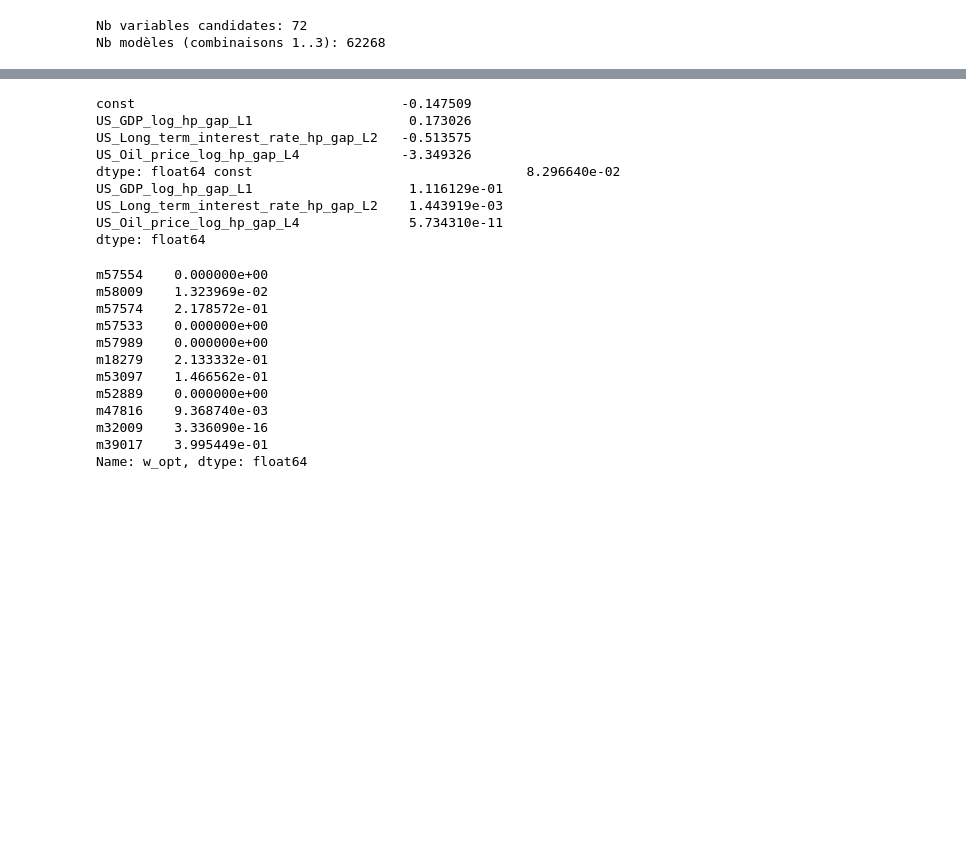
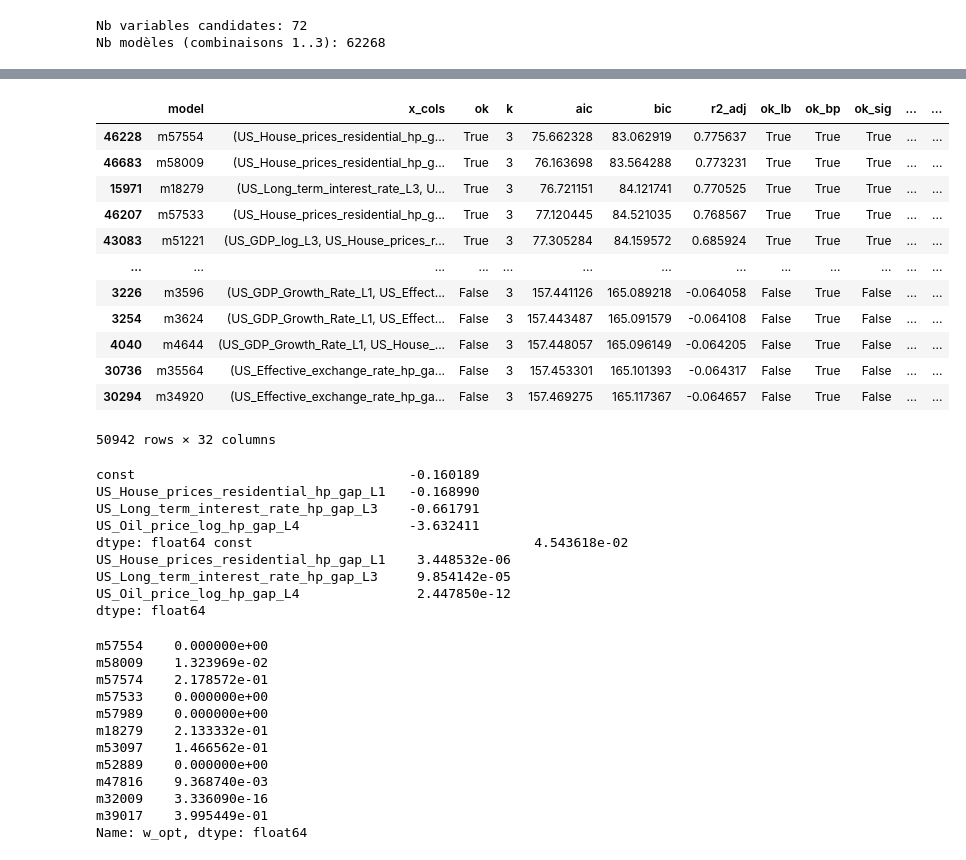
Before and after one commit to Celeste2405/PFE-CLIMATE-STRESS-TESTING-BANKING-PORTFOLIO, a Jupyter notebook: model_averaging2.ipynb, the cells around one changed output, grey strips where cells are left out. Drawn from its saved outputs; the diff is of its cells as text; code cells hidden in the pictures; blank space fills up the shorter version.

```diff
--- a/model_averaging2.ipynb
+++ b/model_averaging2.ipynb
@@ -707,7 +707,7 @@ def build_candidate_pool_and_filter(
         ok_sig = True
         if require_sig:
             ok_sig = hac_significance_ok(
-                fit["hac"], x_cols, alpha=sig_alpha, min_sig=min_sig
+                fit["hac"], x_cols, alpha=sig_alpha, min_sig=len(x_cols) if min_sig == "all" else min_sig
             )
 
         ok_lb = diag.get("LB_ok_5pct", True) if enforce_lb else True
@@ -757,7 +757,7 @@ x_cols = [c for c in df_used.columns if c != "z_t"]
 kept, summary1= build_candidate_pool_and_filter(
     df_used, y_col, admissible,
     hac_lags=4, lb_lags=12, alpha=0.05,
-    require_sig=True, sig_alpha=0.05, min_sig=1,
+    require_sig=True, sig_alpha=0.05, min_sig="all",
     enforce_bp=True, enforce_lb=True,
     enforce_norm=True, norm_alpha=0.05, norm_method="jb",
     enforce_stat=True, stat_alpha=0.05, stat_method="adf",
@@ -976,14 +996,30 @@ x_best
+# %%
+summary1
+# %% [output]
+|  | model | x_cols | ok | k | aic | bic | r2_adj | ok_lb | ok_bp | ok_sig | ... | ... |
+| 46228 | m57554 | (US_House_prices_residential_hp_g... | True | 3 | 75.662328 | 83.062919 | 0.775637 | True | True | True | ... | ... |
+| 46683 | m58009 | (US_House_prices_residential_hp_g... | True | 3 | 76.163698 | 83.564288 | 0.773231 | True | True | True | ... | ... |
+| 15971 | m18279 | (US_Long_term_interest_rate_L3, U... | True | 3 | 76.721151 | 84.121741 | 0.770525 | True | True | True | ... | ... |
+| 46207 | m57533 | (US_House_prices_residential_hp_g... | True | 3 | 77.120445 | 84.521035 | 0.768567 | True | True | True | ... | ... |
+| 43083 | m51221 | (US_GDP_log_L3, US_House_prices_r... | True | 3 | 77.305284 | 84.159572 | 0.685924 | True | True | True | ... | ... |
+| ... | ... | ... | ... | ... | ... | ... | ... | ... | ... | ... | ... | ... |
+| 3226 | m3596 | (US_GDP_Growth_Rate_L1, US_Effect... | False | 3 | 157.441126 | 165.089218 | -0.064058 | False | True | False | ... | ... |
+| 3254 | m3624 | (US_GDP_Growth_Rate_L1, US_Effect... | False | 3 | 157.443487 | 165.091579 | -0.064108 | False | True | False | ... | ... |
+| 4040 | m4644 | (US_GDP_Growth_Rate_L1, US_House_... | False | 3 | 157.448057 | 165.096149 | -0.064205 | False | True | False | ... | ... |
+| 30736 | m35564 | (US_Effective_exchange_rate_hp_ga... | False | 3 | 157.453301 | 165.101393 | -0.064317 | False | True | False | ... | ... |
+| 30294 | m34920 | (US_Effective_exchange_rate_hp_ga... | False | 3 | 157.469275 | 165.117367 | -0.064657 | False | True | False | ... | ... |
+50942 rows × 32 columns
 # %%
 print(ols.params, ols.pvalues)
 # %% [output]
-const                                  -0.147509
-US_GDP_log_hp_gap_L1                    0.173026
-US_Long_term_interest_rate_hp_gap_L2   -0.513575
-US_Oil_price_log_hp_gap_L4             -3.349326
-dtype: float64 const                                   8.296640e-02
-US_GDP_log_hp_gap_L1                    1.116129e-01
-US_Long_term_interest_rate_hp_gap_L2    1.443919e-03
-US_Oil_price_log_hp_gap_L4              5.734310e-11
+const                                   -0.160189
+US_House_prices_residential_hp_gap_L1   -0.168990
+US_Long_term_interest_rate_hp_gap_L3    -0.661791
+US_Oil_price_log_hp_gap_L4              -3.632411
+dtype: float64 const                                    4.543618e-02
+US_House_prices_residential_hp_gap_L1    3.448532e-06
+US_Long_term_interest_rate_hp_gap_L3     9.854142e-05
+US_Oil_price_log_hp_gap_L4               2.447850e-12
 dtype: float64
 # %%
 res[1]
```
Also changed, not shown: parts of 4 cells of this notebook.
